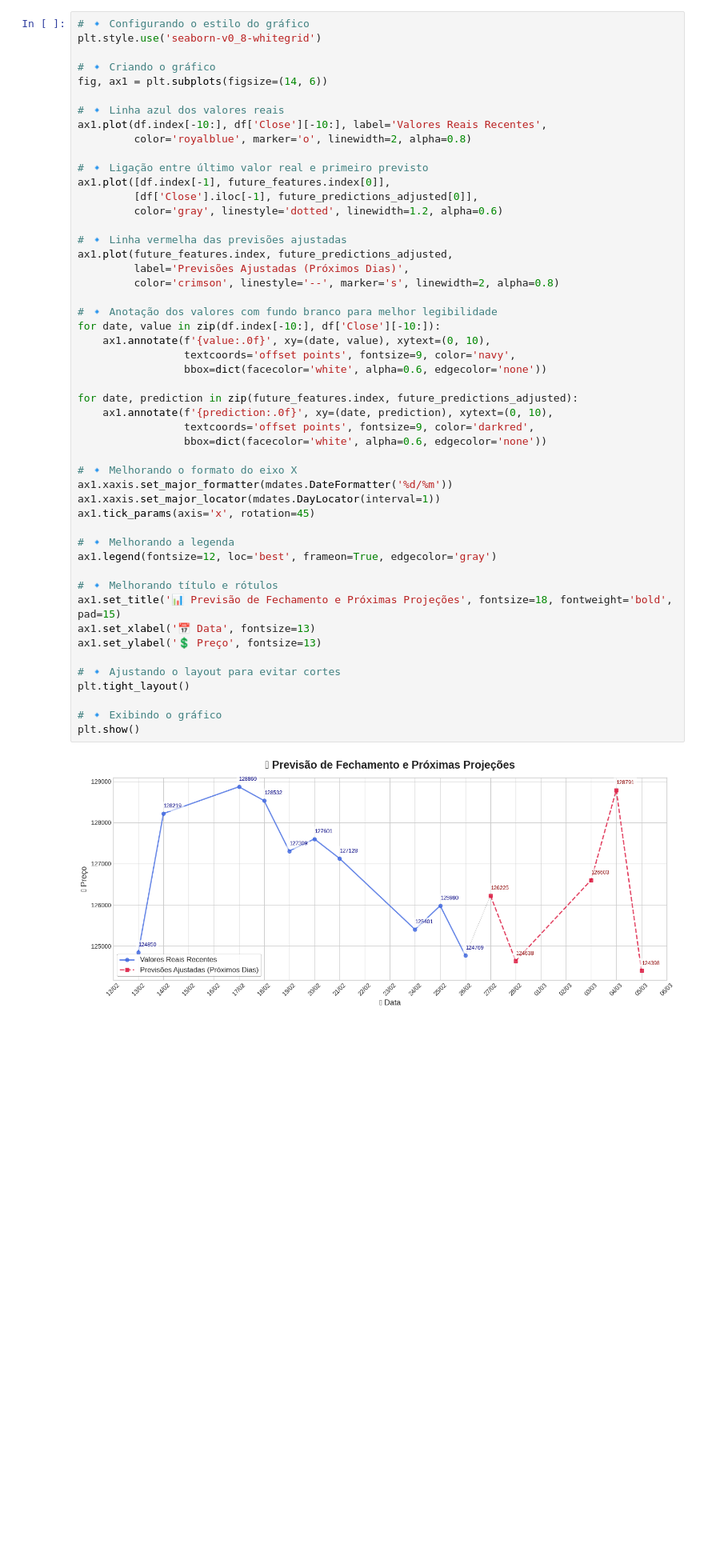
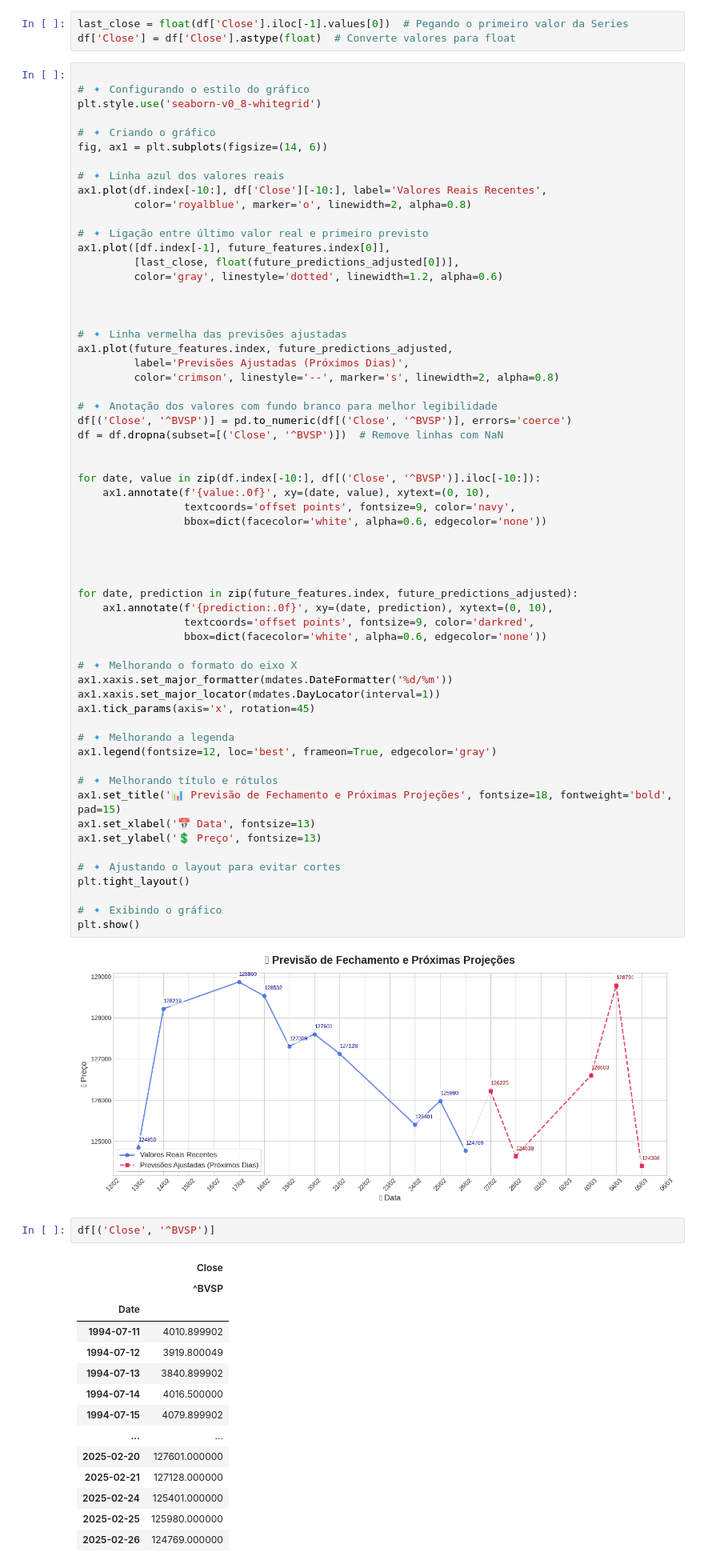
Before and after one commit to laribar/TechChallenge2, a Jupyter notebook: TechChallenge_2_Rev01.ipynb, the cells around one changed output. Shown at 80% size. Cells and saved outputs as stored; diff of their text form; blank space fills up the shorter version.

```diff
--- a/TechChallenge_2_Rev01.ipynb
+++ b/TechChallenge_2_Rev01.ipynb
@@ -159,7 +159,11 @@ Dia 2: 124638.02
 Dia 3: 126602.65
 Dia 4: 128790.72
 Dia 5: 124398.33
+# %%
+last_close = float(df['Close'].iloc[-1].values[0])  # Pegando o primeiro valor da Series
+df['Close'] = df['Close'].astype(float)  # Converte valores para float
 # %%
+
 # 🔹 Configurando o estilo do gráfico
 plt.style.use('seaborn-v0_8-whitegrid')
 
@@ -172,8 +176,10 @@ ax1.plot(df.index[-10:], df['Close'][-10:], label='Valores Reais Recentes',
 
 # 🔹 Ligação entre último valor real e primeiro previsto
 ax1.plot([df.index[-1], future_features.index[0]],
-         [df['Close'].iloc[-1], future_predictions_adjusted[0]],
+         [last_close, float(future_predictions_adjusted[0])],
          color='gray', linestyle='dotted', linewidth=1.2, alpha=0.6)
+
+
 
 # 🔹 Linha vermelha das previsões ajustadas
 ax1.plot(future_features.index, future_predictions_adjusted,
@@ -181,10 +187,17 @@ ax1.plot(future_features.index, future_predictions_adjusted,
          color='crimson', linestyle='--', marker='s', linewidth=2, alpha=0.8)
 
 # 🔹 Anotação dos valores com fundo branco para melhor legibilidade
-for date, value in zip(df.index[-10:], df['Close'][-10:]):
+df[('Close', '^BVSP')] = pd.to_numeric(df[('Close', '^BVSP')], errors='coerce')
+df = df.dropna(subset=[('Close', '^BVSP')])  # Remove linhas com NaN
+
+
+for date, value in zip(df.index[-10:], df[('Close', '^BVSP')].iloc[-10:]):
     ax1.annotate(f'{value:.0f}', xy=(date, value), xytext=(0, 10),
                  textcoords='offset points', fontsize=9, color='navy',
                  bbox=dict(facecolor='white', alpha=0.6, edgecolor='none'))
+
+
+
 
 for date, prediction in zip(future_features.index, future_predictions_adjusted):
     ax1.annotate(f'{prediction:.0f}', xy=(date, prediction), xytext=(0, 10),
@@ -211,3 +224,20 @@ plt.tight_layout()
 plt.show()
 # %% [output]
 [figure]
+# %%
+df[('Close', '^BVSP')]
+# %% [output]
+|  | Close |
+|  | ^BVSP |
+| Date |  |
+| 1994-07-11 | 4010.899902 |
+| 1994-07-12 | 3919.800049 |
+| 1994-07-13 | 3840.899902 |
+| 1994-07-14 | 4016.500000 |
+| 1994-07-15 | 4079.899902 |
+| ... | ... |
+| 2025-02-20 | 127601.000000 |
+| 2025-02-21 | 127128.000000 |
+| 2025-02-24 | 125401.000000 |
+| 2025-02-25 | 125980.000000 |
+| 2025-02-26 | 124769.000000 |
```
Also changed, not shown: parts of 2 cells of this notebook.
